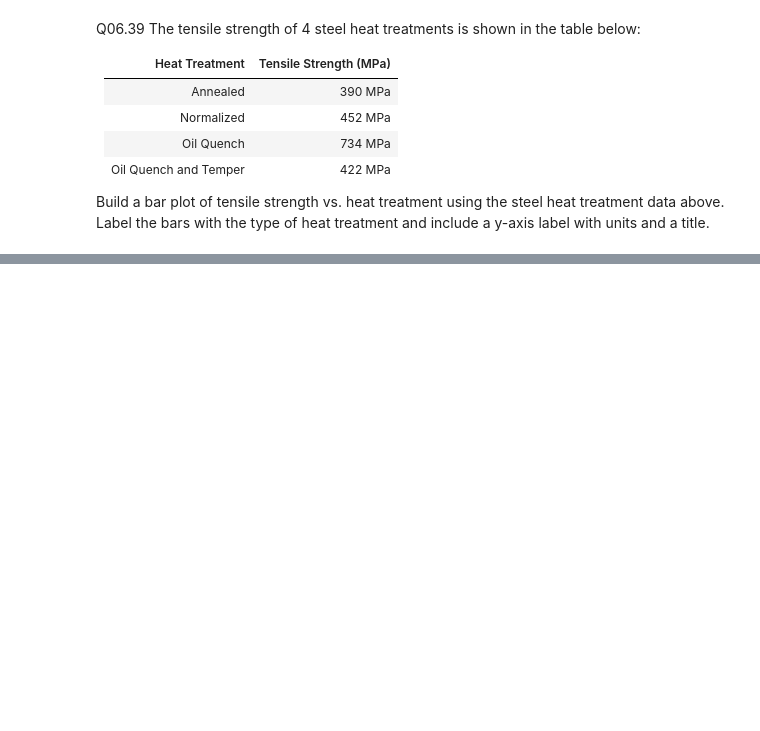
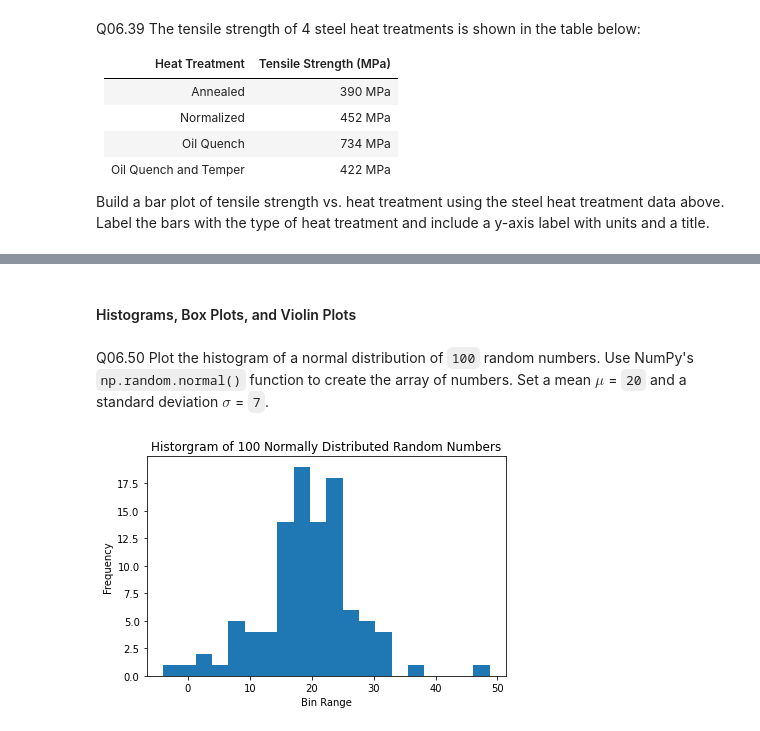
Before and after one commit to ProfessorKazarinoff/Problem-Solving-with-Python-38-Edition-Answer-Key, a Jupyter notebook: 06.18-Review-Questions-Answer-Key.ipynb, the cells around one changed output, grey strips where cells are left out. Cells and saved outputs as stored; diff of their text form; code cells hidden in the pictures; blank space fills up the shorter version.

````diff
--- a/06.18-Review-Questions-Answer-Key.ipynb
+++ b/06.18-Review-Questions-Answer-Key.ipynb
@@ -478,0 +502,23 @@
+# %% [markdown]
+#### Histograms, Box Plots, and Violin Plots
+# %% [markdown]
+Q06.50 Plot the histogram of a normal distribution of ```100``` random numbers. Use NumPy's ```np.random.normal()``` function to create the array of numbers. Set a mean $\mu$ = ```20``` and a standard deviation $\sigma$ = ```7```.
+# %%
+import numpy as np
+import matplotlib.pyplot as plt
+
+mu = 20
+sigma = 7
+x = np.random.normal(mu, sigma, size=100)
+
+fig, ax = plt.subplots()
+
+ax.hist(x, 20)
+ax.set_title('Historgram of 100 Normally Distributed Random Numbers')
+ax.set_xlabel('Bin Range')
+ax.set_ylabel('Frequency')
+
+fig.tight_layout()
+plt.show()
+# %% [output]
+[figure, added]
````
Also changed, not shown: parts of 25 cells of this notebook.
